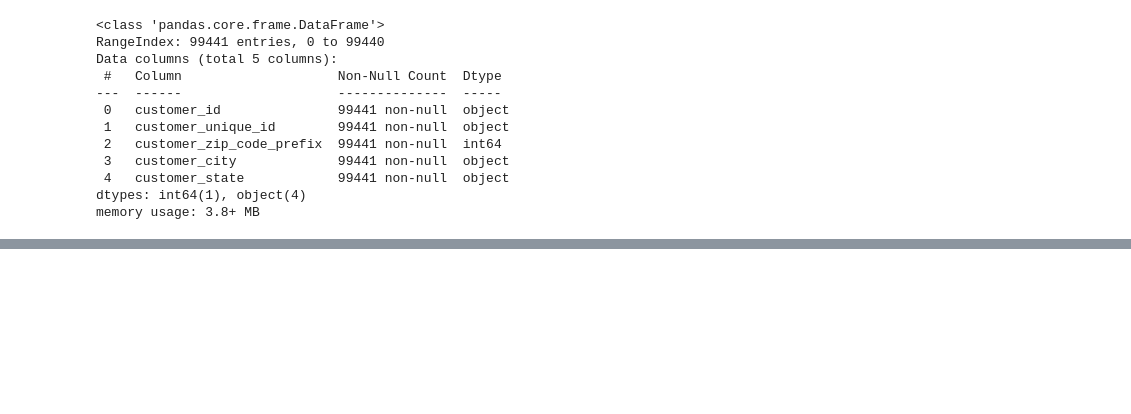
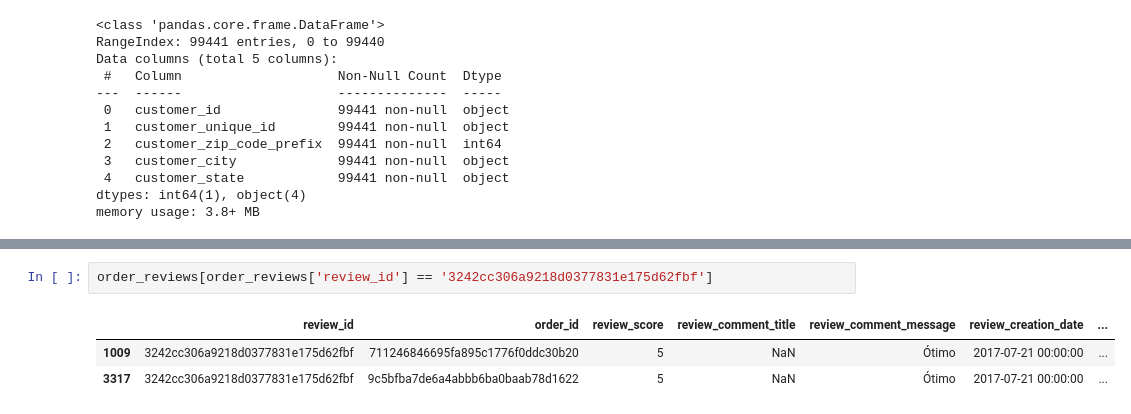
Before and after one commit to Olist-Data-Analysis/Project2, a Jupyter notebook: notebooks/cye2020_eda.ipynb, the cells around one changed output, grey strips where cells are left out. Drawn from its saved outputs; the diff is of its cells as text; blank space fills up the shorter version.

```diff
--- a/notebooks/cye2020_eda.ipynb
+++ b/notebooks/cye2020_eda.ipynb
@@ -31,0 +265,6 @@ memory usage: 3.8+ MB
+# %%
+order_reviews[order_reviews['review_id'] == '3242cc306a9218d0377831e175d62fbf']
+# %% [output]
+|  | review_id | order_id | review_score | review_comment_title | review_comment_message | review_creation_date | ... |
+| 1009 | 3242cc306a9218d0377831e175d62fbf | 711246846695fa895c1776f0ddc30b20 | 5 | NaN | Ótimo | 2017-07-21 00:00:00 | ... |
+| 3317 | 3242cc306a9218d0377831e175d62fbf | 9c5bfba7de6a4abbb6ba0baab78d1622 | 5 | NaN | Ótimo | 2017-07-21 00:00:00 | ... |
```
Also changed, not shown: parts of 35 cells of this notebook.
